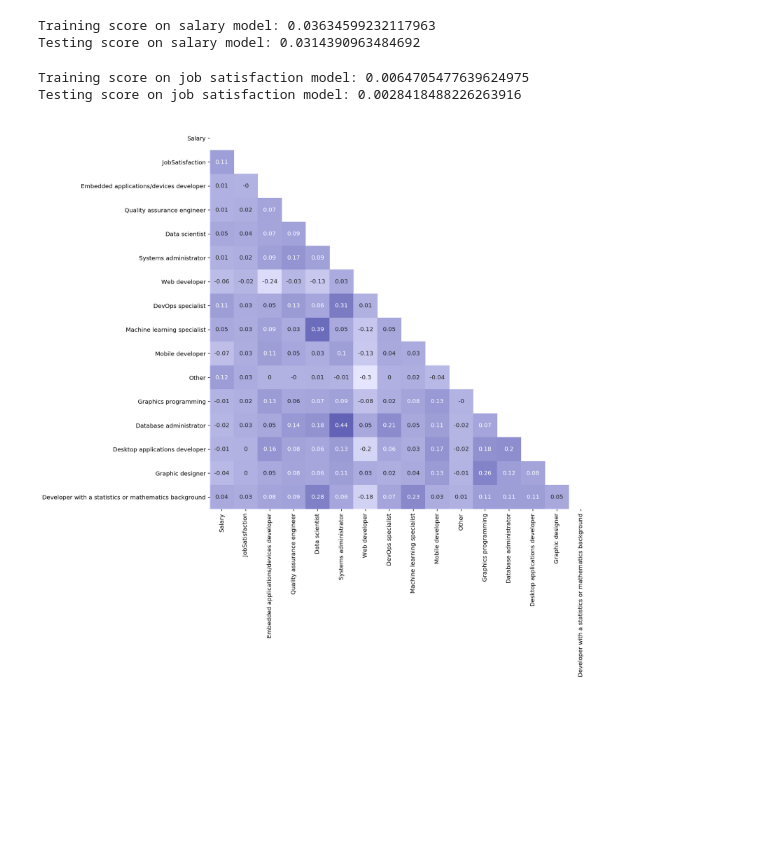
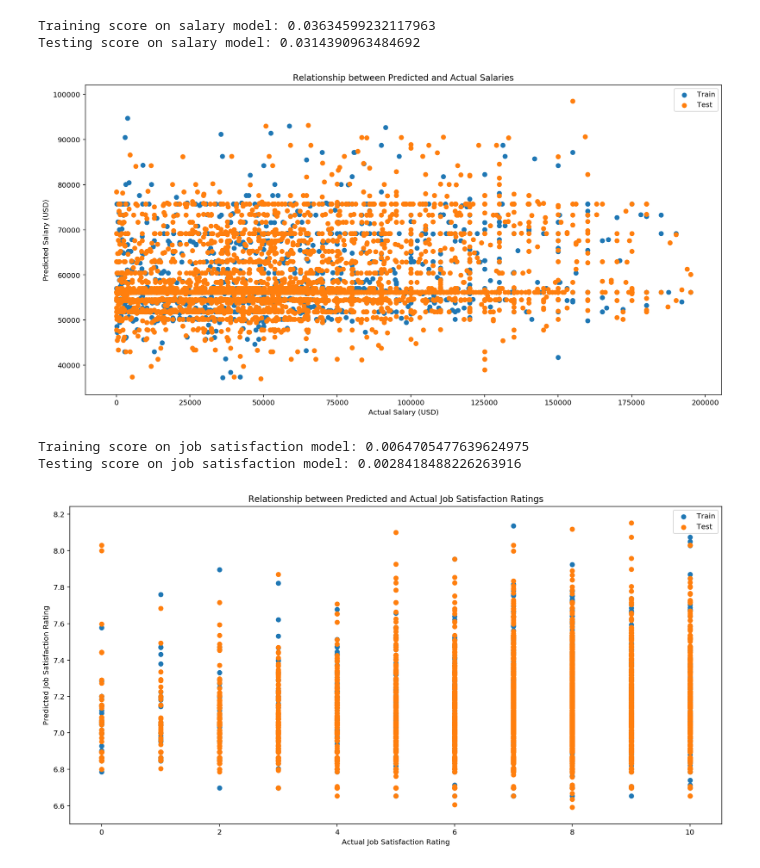
Before and after one commit to blowe615/stackoverflow_survey, a Jupyter notebook: Investigating How Data Scientists Answered the Stack Overflow Survey.ipynb, the cells around one changed output. Saved outputs shown, nothing was run; the diff lists cells and outputs as text; code cells hidden in the pictures; blank space fills up the shorter version.

```diff
--- a/Investigating How Data Scientists Answered the Stack Overflow Survey.ipynb
+++ b/Investigating How Data Scientists Answered the Stack Overflow Survey.ipynb
@@ -481,12 +482,12 @@ def generate_model(df, output, test_size = 0.3, rand_state = 42):
     returns:
     X_train, X_test, y_train, y_test, model, train_score, test_score
     '''
-    # Split the dataset, df, into X and y
+    # Split the dataset, df, into X (input matrix) and y (response vector)
     X = df.drop(columns=output)
     y = df[output]
 
     # Split the dataset into training and testing sets
-    X_train, X_test, y_train, y_test = train_test_split(X, y, test_size = test_size, random_state = rand_state)
+    X_train, X_test, y_train, y_test = train_test_split(X, y, test_size = test_size, random_state = rand_state, shuffle=True)
 
     # Instantiate linear regression model
     model = LinearRegression(normalize=False) # Note, since X is onehot encoded, I will not normalize
@@ -516 +516,13 @@ X_train_job, X_test_job, y_train_job, y_test_job, model_job, train_score_job, te
+# %%
+# Visualize the relationship between predicted and actual salaries for the test and training sets
+fig, ax = plt.subplots(figsize=(16,8))
+ax.scatter(y_test_sal, model_sal.predict(X_test_sal))
+ax.scatter(y_train_sal, model_sal.predict(X_train_sal))
+ax.legend(['Train','Test'])
+ax.set_xlabel('Actual Salary (USD)')
+ax.set_ylabel('Predicted Salary (USD)')
+ax.set_title('Relationship between Predicted and Actual Salaries')
+plt.show()
+# %% [output]
+[figure, added]
 # %%
@@ -524,9 +537,12 @@ corr2 = encoded_model_df.corr()
-# %%
-mask = np.zeros_like(corr2, dtype=np.bool)
-mask[np.triu_indices_from(mask)] = True
-cmap = sns.light_palette('navy',n_colors=5, as_cmap=True)
-
-fig, ax = plt.subplots(figsize=(12,12))
-ax = sns.heatmap(corr2, mask=mask, cmap=cmap, annot=np.round(corr2.values,2), square=True, cbar=False)
-# %% [output]
-[figure, removed]
+# %%
+# Visualize the relationship between predicted and actual job satisfaction ratings for the test and training sets
+fig, ax = plt.subplots(figsize=(16,8))
+ax.scatter(y_test_job, model_job.predict(X_test_job))
+ax.scatter(y_train_job, model_job.predict(X_train_job))
+ax.legend(['Train','Test'])
+ax.set_xlabel('Actual Job Satisfaction Rating')
+ax.set_ylabel('Predicted Job Satisfaction Rating')
+ax.set_title('Relationship between Predicted and Actual Job Satisfaction Ratings')
+plt.show()
+# %% [output]
+[figure, added]
```
Also changed, not shown: parts of 54 cells of this notebook.
